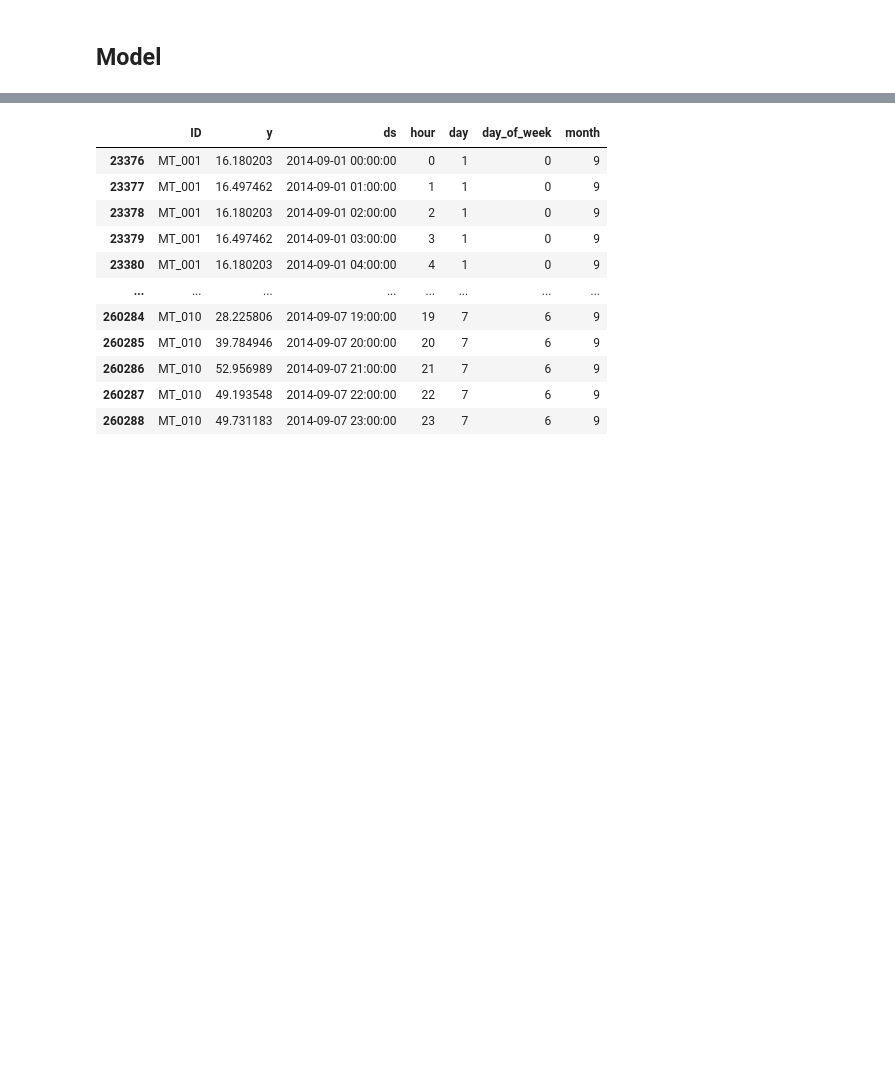
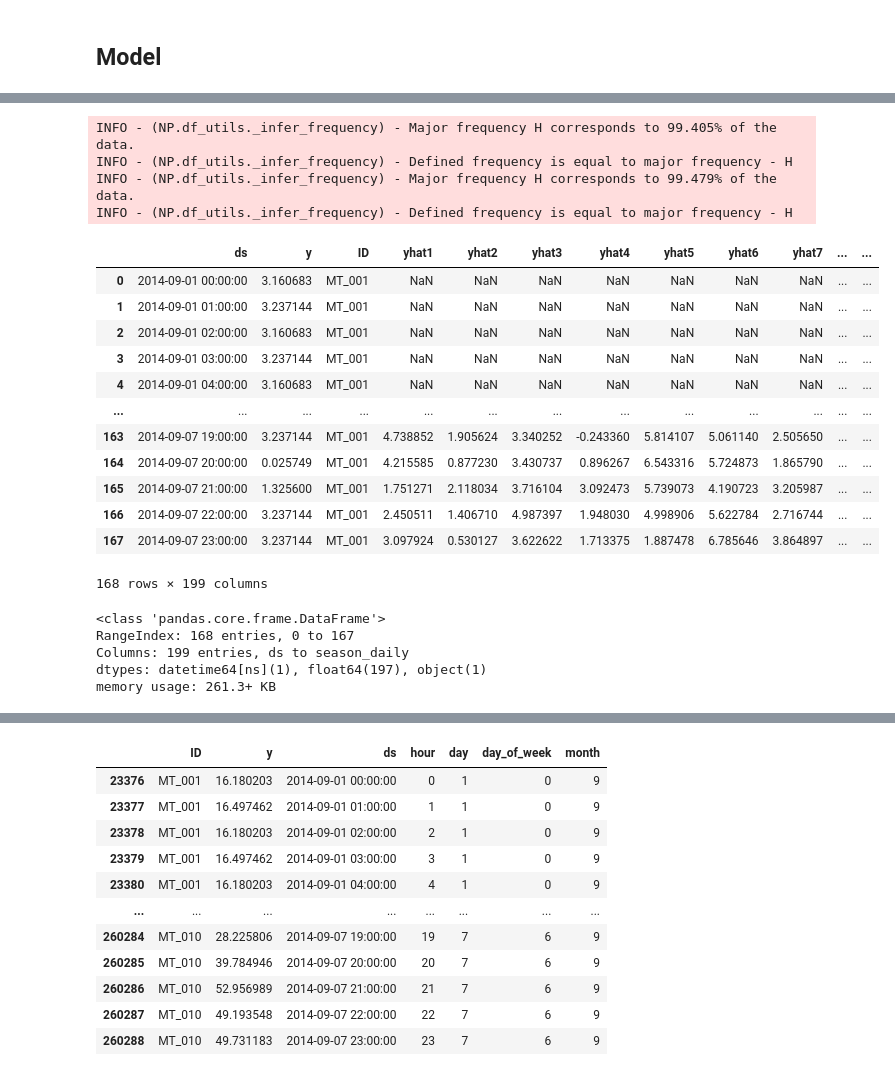
Before and after one commit to ben10ben/Interpretable-time-series-forecasting-at-scale, a Jupyter notebook: np2_yulia.ipynb, the cells around one changed output, grey strips where cells are left out. Cells and saved outputs as stored; diff of their text form; code cells hidden in the pictures; blank space fills up the shorter version.

```diff
--- a/np2_yulia.ipynb
+++ b/np2_yulia.ipynb
@@ -18,12 +75,15 @@ set_random_seed(111)
 # %%
 # run this for using googles normalization
 
-train, test, val = electricity_dataloader.create_electricity_timeseries_np()
+train, val, test = electricity_dataloader.create_electricity_timeseries_np()
+
 train['date'] =  pd.to_datetime(train['date'], format='%Y-%m-%d %H:%M:%S.%f')
 train.rename(columns={"power_usage": "y", "date": "ds", "id": "ID"}, inplace = True)
 
 test['date'] =  pd.to_datetime(test['date'], format='%Y-%m-%d %H:%M:%S.%f')
 test.rename(columns={"power_usage": "y", "date": "ds", "id": "ID"}, inplace = True)
+test = test[test["ds"] >= "2014-09-01"]
+
 
 val['date'] =  pd.to_datetime(val['date'], format='%Y-%m-%d %H:%M:%S.%f')
 val.rename(columns={"power_usage": "y", "date": "ds", "id": "ID"}, inplace = True)
@@ -39,10 +99,11 @@ df_train = train[input_columns + lagged_regressors]    # with regressors
 test = test[input_columns + lagged_regressors]
 df_val = val[input_columns + lagged_regressors]
 
-num_id = 1
-df_train = df_train[df_train.ID.isin(df_train.ID.unique()[:num_id])]
-test = test[test.ID.isin(test.ID.unique()[:num_id])]
-df_val = df_val[df_val.ID.isin(df_val.ID.unique()[:num_id])]
+#num_id = 1
+#df_train = df_train[df_train.ID.isin(df_train.ID.unique()[:num_id])]
+#test = test[test.ID.isin(test.ID.unique()[:num_id])]
+#df_val = df_val[df_val.ID.isin(df_val.ID.unique()[:num_id])]
+
 
 model = NeuralProphet(
         growth = "off",                    # no trend
@@ -129,9 +192,9 @@ metrics = model.fit(
         validation_df = df_val,
         freq='H',
         progress="print",
-        num_workers = 8,
+        num_workers = 10,
         #early_stopping=True,
-        learning_rate=0.05,
+        learning_rate=0.1,
         epochs=1,
         batch_size=64
 )
@@ -137,0 +222,29 @@ metrics = model.fit(
+# %%
+forecast = model.predict(test)
+forecast
+# %% [output]
+INFO - (NP.df_utils._infer_frequency) - Major frequency H corresponds to 99.405% of the data.
+INFO - (NP.df_utils._infer_frequency) - Defined frequency is equal to major frequency - H
+INFO - (NP.df_utils._infer_frequency) - Major frequency H corresponds to 99.479% of the data.
+INFO - (NP.df_utils._infer_frequency) - Defined frequency is equal to major frequency - H
+|  | ds | y | ID | yhat1 | yhat2 | yhat3 | yhat4 | yhat5 | yhat6 | yhat7 | ... | ... |
+| 0 | 2014-09-01 00:00:00 | 3.160683 | MT_001 | NaN | NaN | NaN | NaN | NaN | NaN | NaN | ... | ... |
+| 1 | 2014-09-01 01:00:00 | 3.237144 | MT_001 | NaN | NaN | NaN | NaN | NaN | NaN | NaN | ... | ... |
+| 2 | 2014-09-01 02:00:00 | 3.160683 | MT_001 | NaN | NaN | NaN | NaN | NaN | NaN | NaN | ... | ... |
+| 3 | 2014-09-01 03:00:00 | 3.237144 | MT_001 | NaN | NaN | NaN | NaN | NaN | NaN | NaN | ... | ... |
+| 4 | 2014-09-01 04:00:00 | 3.160683 | MT_001 | NaN | NaN | NaN | NaN | NaN | NaN | NaN | ... | ... |
+| ... | ... | ... | ... | ... | ... | ... | ... | ... | ... | ... | ... | ... |
+| 163 | 2014-09-07 19:00:00 | 3.237144 | MT_001 | 4.738852 | 1.905624 | 3.340252 | -0.243360 | 5.814107 | 5.061140 | 2.505650 | ... | ... |
+| 164 | 2014-09-07 20:00:00 | 0.025749 | MT_001 | 4.215585 | 0.877230 | 3.430737 | 0.896267 | 6.543316 | 5.724873 | 1.865790 | ... | ... |
+| 165 | 2014-09-07 21:00:00 | 1.325600 | MT_001 | 1.751271 | 2.118034 | 3.716104 | 3.092473 | 5.739073 | 4.190723 | 3.205987 | ... | ... |
+| 166 | 2014-09-07 22:00:00 | 3.237144 | MT_001 | 2.450511 | 1.406710 | 4.987397 | 1.948030 | 4.998906 | 5.622784 | 2.716744 | ... | ... |
+| 167 | 2014-09-07 23:00:00 | 3.237144 | MT_001 | 3.097924 | 0.530127 | 3.622622 | 1.713375 | 1.887478 | 6.785646 | 3.864897 | ... | ... |
+168 rows × 199 columns
+# %%
+forecast.info()
+# %% [output]
+<class 'pandas.core.frame.DataFrame'>
+RangeIndex: 168 entries, 0 to 167
+Columns: 199 entries, ds to season_daily
+dtypes: datetime64[ns](1), float64(197), object(1)
+memory usage: 261.3+ KB
```
Also changed, not shown: parts of 16 cells of this notebook, 6 other files.
